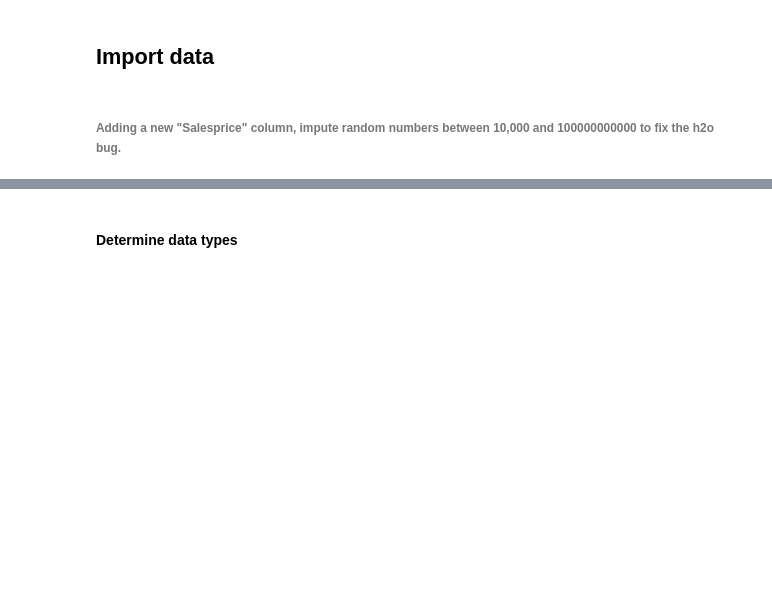
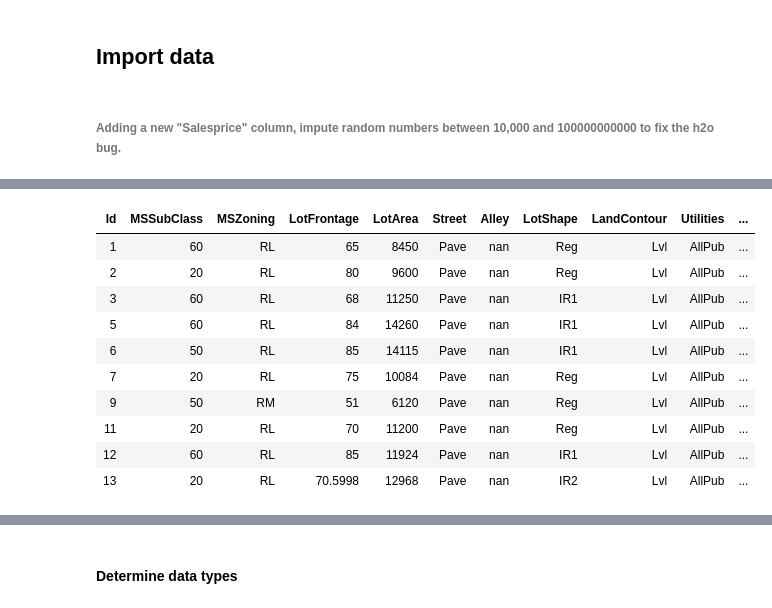
Before and after one commit to yang127/summer2017_machinelearning, a Jupyter notebook: py_part_3_kaggle_starter.ipynb, the cells around one changed output, grey strips where cells are left out. Cells and saved outputs as stored; diff of their text form; code cells hidden in the pictures; blank space fills up the shorter version.

```diff
--- a/py_part_3_kaggle_starter.ipynb
+++ b/py_part_3_kaggle_starter.ipynb
@@ -55,0 +56,14 @@ print(test.shape)
+# %%
+train.head()
+# %% [output]
+| Id | MSSubClass | MSZoning | LotFrontage | LotArea | Street | Alley | LotShape | LandContour | Utilities | ... |
+| 1 | 60 | RL | 65 | 8450 | Pave | nan | Reg | Lvl | AllPub | ... |
+| 2 | 20 | RL | 80 | 9600 | Pave | nan | Reg | Lvl | AllPub | ... |
+| 3 | 60 | RL | 68 | 11250 | Pave | nan | IR1 | Lvl | AllPub | ... |
+| 5 | 60 | RL | 84 | 14260 | Pave | nan | IR1 | Lvl | AllPub | ... |
+| 6 | 50 | RL | 85 | 14115 | Pave | nan | IR1 | Lvl | AllPub | ... |
+| 7 | 20 | RL | 75 | 10084 | Pave | nan | Reg | Lvl | AllPub | ... |
+| 9 | 50 | RM | 51 | 6120 | Pave | nan | Reg | Lvl | AllPub | ... |
+| 11 | 20 | RL | 70 | 11200 | Pave | nan | Reg | Lvl | AllPub | ... |
+| 12 | 60 | RL | 85 | 11924 | Pave | nan | IR1 | Lvl | AllPub | ... |
+| 13 | 20 | RL | 70.5998 | 12968 | Pave | nan | IR2 | Lvl | AllPub | ... |
```
Also changed, not shown: parts of 12 cells of this notebook.
